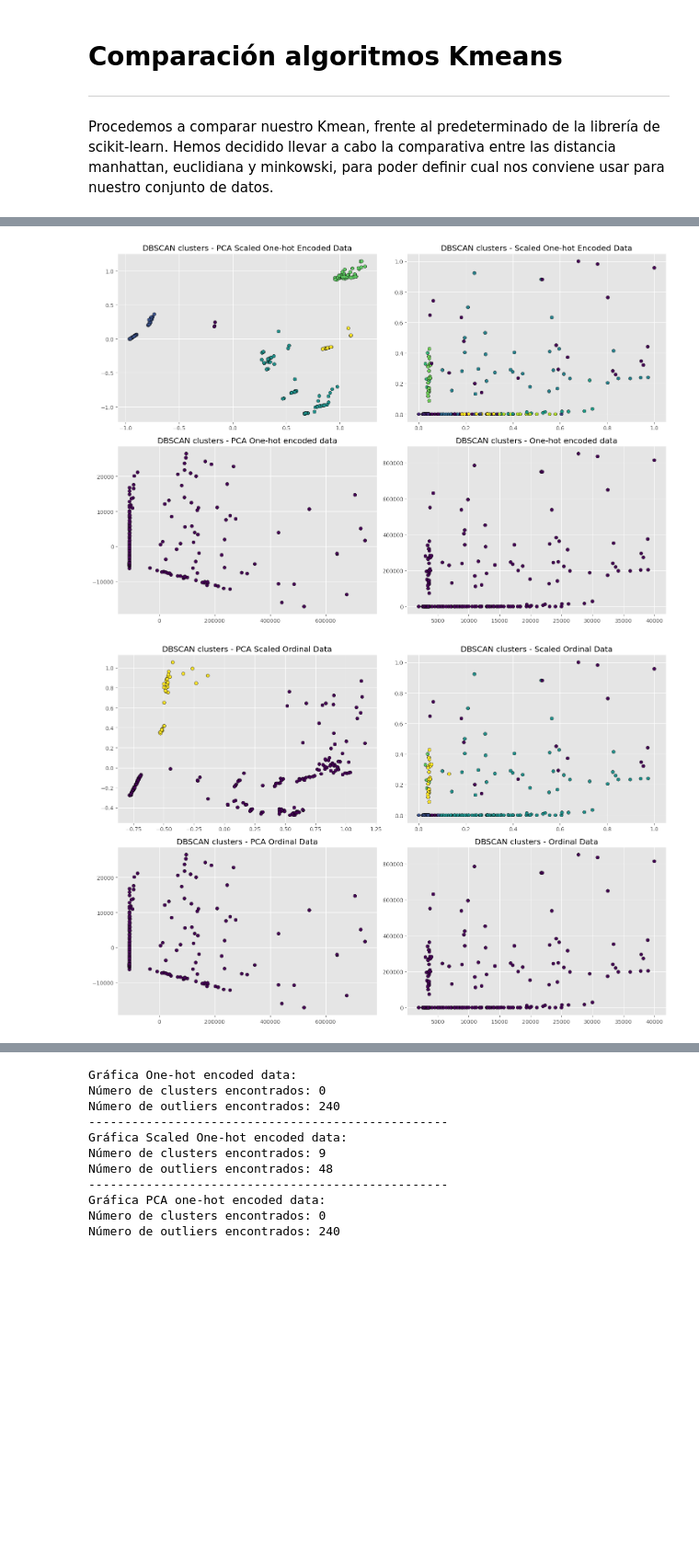
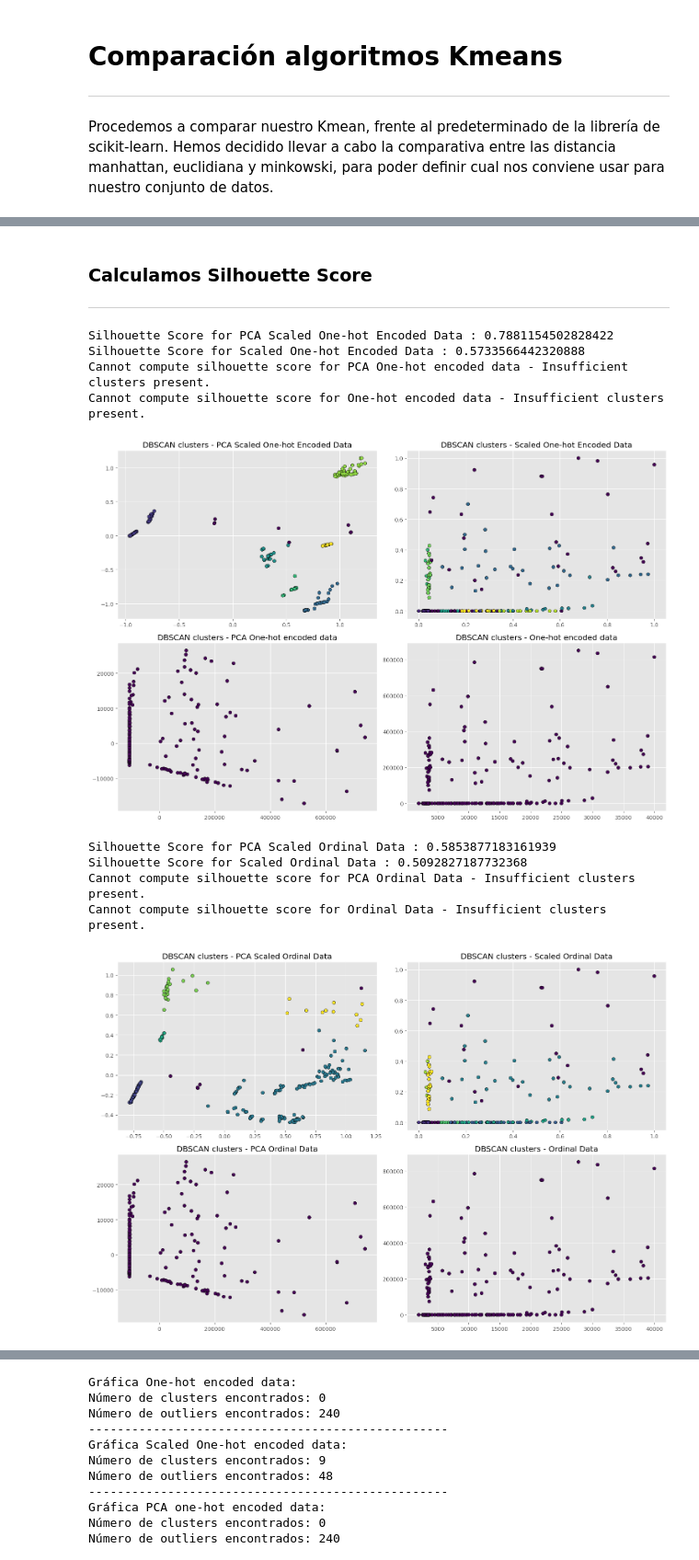
Before and after one commit to V1centeB/Aprendizaje_Automatico-P2-G1, a Jupyter notebook: model.ipynb, the cells around one changed output, grey strips where cells are left out. Shown at 92% size. Cells and saved outputs as stored; diff of their text form; code cells hidden in the pictures; blank space fills up the shorter version.

```diff
--- a/model.ipynb
+++ b/model.ipynb
@@ -507,42 +531,82 @@ plt.show()
+# %% [markdown]
+### Calculamos Silhouette Score
+---
 # %%
+# Importamos
 from sklearn.cluster import DBSCAN
 
-def compare_dbscan(X, eps=0.3):
+def compare_dbscan(X, eps=0.2, min_samples=5, metric='euclidean'):
     """Función que aplica DBSCAN y devuelve las predicciones"""
-    dbscan = DBSCAN(eps=eps)
+    dbscan = DBSCAN(eps=eps, min_samples=min_samples, metric=metric)
     dbscan_pred = dbscan.fit_predict(X)
     return dbscan_pred
 
 def plot_clusters(X1, X2, X3, X4, dbscan_pred1, dbscan_pred2, dbscan_pred3, dbscan_pred4, name1, name2, name3, name4):
     """Función que dibuja clusters"""
     fig, axs = plt.subplots(2, 2, figsize=(15, 10))
 
+    # Plot for X1
     axs[0, 0].scatter(X1[:,0], X1[:,1], c=dbscan_pred1, marker='o', edgecolor='black')
     axs[0, 0].set_title('DBSCAN clusters - ' + name1)
+    unique_labels1 = np.unique(dbscan_pred1)
+    if len(unique_labels1) > 1:
+        silhouette_avg1 = silhouette_score(X1, dbscan_pred1)
+        print("Silhouette Score for", name1, ":", silhouette_avg1)
+    else:
+        print("Cannot compute silhouette score for", name1, "- Insufficient clusters present.")
 
+    # Plot for X2
     axs[0, 1].scatter(X2[:,0], X2[:,1], c=dbscan_pred2, marker='o', edgecolor='black')
     axs[0, 1].set_title('DBSCAN clusters - ' + name2)
+    unique_labels2 = np.unique(dbscan_pred2)
+    if len(unique_labels2) > 1:
+        silhouette_avg2 = silhouette_score(X2, dbscan_pred2)
+        print("Silhouette Score for", name2, ":", silhouette_avg2)
+    else:
+        print("Cannot compute silhouette score for", name2, "- Insufficient clusters present.")
 
+    # Plot for X3
     axs[1, 0].scatter(X3[:,0], X3[:,1], c=dbscan_pred3, marker='o', edgecolor='black')
     axs[1, 0].set_title('DBSCAN clusters - ' + name3)
+    unique_labels3 = np.unique(dbscan_pred3)
+    if len(unique_labels3) > 1:
+        silhouette_avg3 = silhouette_score(X3, dbscan_pred3)
+        print("Silhouette Score for", name3, ":", silhouette_avg3)
+    else:
+        print("Cannot compute silhouette score for", name3, "- Insufficient clusters present.")
 
+    # Plot for X4
     axs[1, 1].scatter(X4[:,0], X4[:,1], c=dbscan_pred4, marker='o', edgecolor='black')
     axs[1, 1].set_title('DBSCAN clusters - ' + name4)
+    unique_labels4 = np.unique(dbscan_pred4)
+    if len(unique_labels4) > 1:
+        silhouette_avg4 = silhouette_score(X4, dbscan_pred4)
+        print("Silhouette Score for", name4, ":", silhouette_avg4)
+    else:
+        print("Cannot compute silhouette score for", name4, "- Insufficient clusters present.")
 
     plt.tight_layout()
     plt.show()
 
 # Llamamos a la función con los datos
 for i in range(0, len(datasets), 4):
-    X1, clusters_dict1, name1 = datasets[i]
-    X2, clusters_dict2, name2 = datasets[i+1]
-    X3, clusters_dict3, name3 = datasets[i+2]
-    X4, clusters_dict4, name4 = datasets[i+3]
+    X1, clusters_dict1, name1, cluster_num1 = datasets[i]
+    X2, clusters_dict2, name2, cluster_num2 = datasets[i+1]
+    X3, clusters_dict3, name3, cluster_num3 = datasets[i+2]
+    X4, clusters_dict4, name4, cluster_num4 = datasets[i+3]
     dbscan_pred1 = compare_dbscan(X1)
     dbscan_pred2 = compare_dbscan(X2)
     dbscan_pred3 = compare_dbscan(X3)
     dbscan_pred4 = compare_dbscan(X4)
     plot_clusters(X1, X2, X3, X4, dbscan_pred1, dbscan_pred2, dbscan_pred3, dbscan_pred4, name1, name2, name3, name4)
 # %% [output]
+Silhouette Score for PCA Scaled One-hot Encoded Data : 0.7881154502828422
+Silhouette Score for Scaled One-hot Encoded Data : 0.5733566442320888
+Cannot compute silhouette score for PCA One-hot encoded data - Insufficient clusters present.
+Cannot compute silhouette score for One-hot encoded data - Insufficient clusters present.
-[figure, old version]
+[figure, new version]
+Silhouette Score for PCA Scaled Ordinal Data : 0.5853877183161939
+Silhouette Score for Scaled Ordinal Data : 0.5092827187732368
+Cannot compute silhouette score for PCA Ordinal Data - Insufficient clusters present.
+Cannot compute silhouette score for Ordinal Data - Insufficient clusters present.
-[figure, old version]
+[figure, new version]
```
Also changed, not shown: parts of 16 cells of this notebook.
